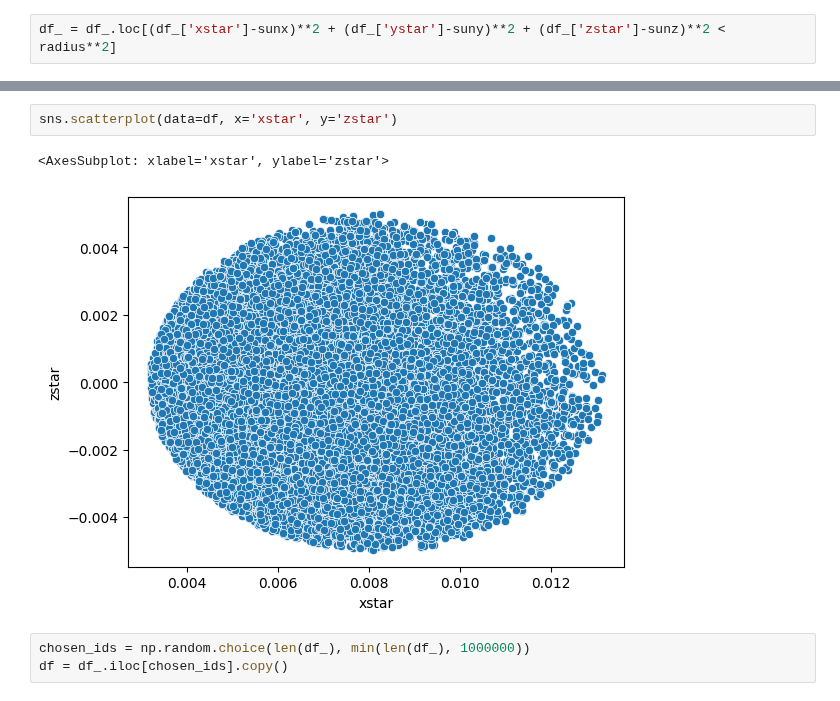
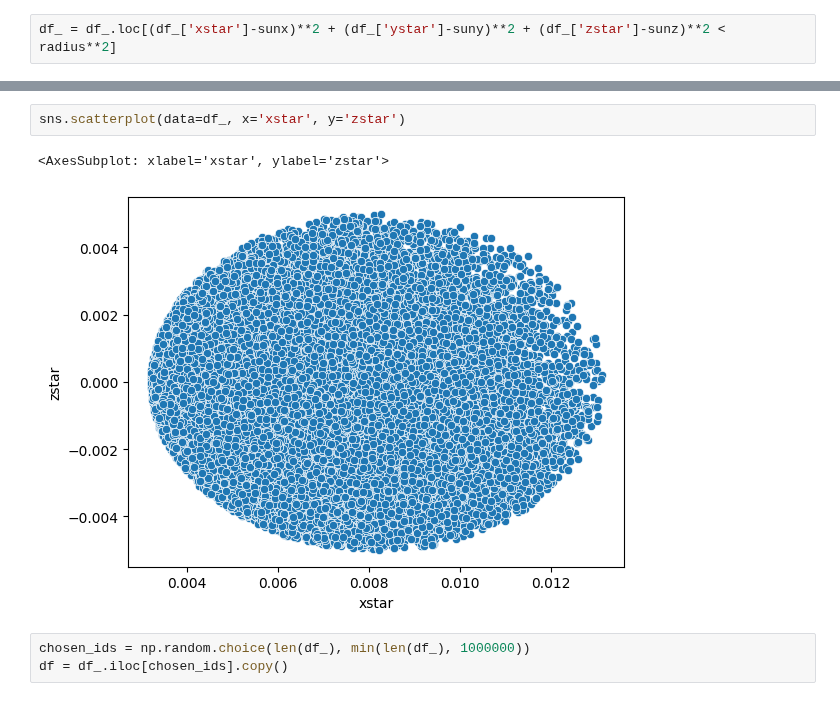
Before and after one commit to michaelyhuang23/Gaia3DR-explore, a Jupyter notebook: notebooks/caterpillar-process/explore-caterpillar.ipynb, the cells around one changed output, grey strips where cells are left out. Drawn from its saved outputs; the diff is of its cells as text.

```diff
--- a/notebooks/caterpillar-process/explore-caterpillar.ipynb
+++ b/notebooks/caterpillar-process/explore-caterpillar.ipynb
@@ -29,8 +29,8 @@ print(len(df_))
-# %%
-sns.scatterplot(data=df, x='xstar', y='zstar')
-# %% [output]
-<AxesSubplot: xlabel='xstar', ylabel='zstar'>
-[figure, removed]
+# %%
+sns.scatterplot(data=df_, x='xstar', y='zstar')
+# %% [output]
+<AxesSubplot: xlabel='xstar', ylabel='zstar'>
+[figure, added]
 # %%
 chosen_ids = np.random.choice(len(df_), min(len(df_), 1000000))
 df = df_.iloc[chosen_ids].copy()
```
Also changed, not shown: parts of 6 cells of this notebook, 5 other files.
